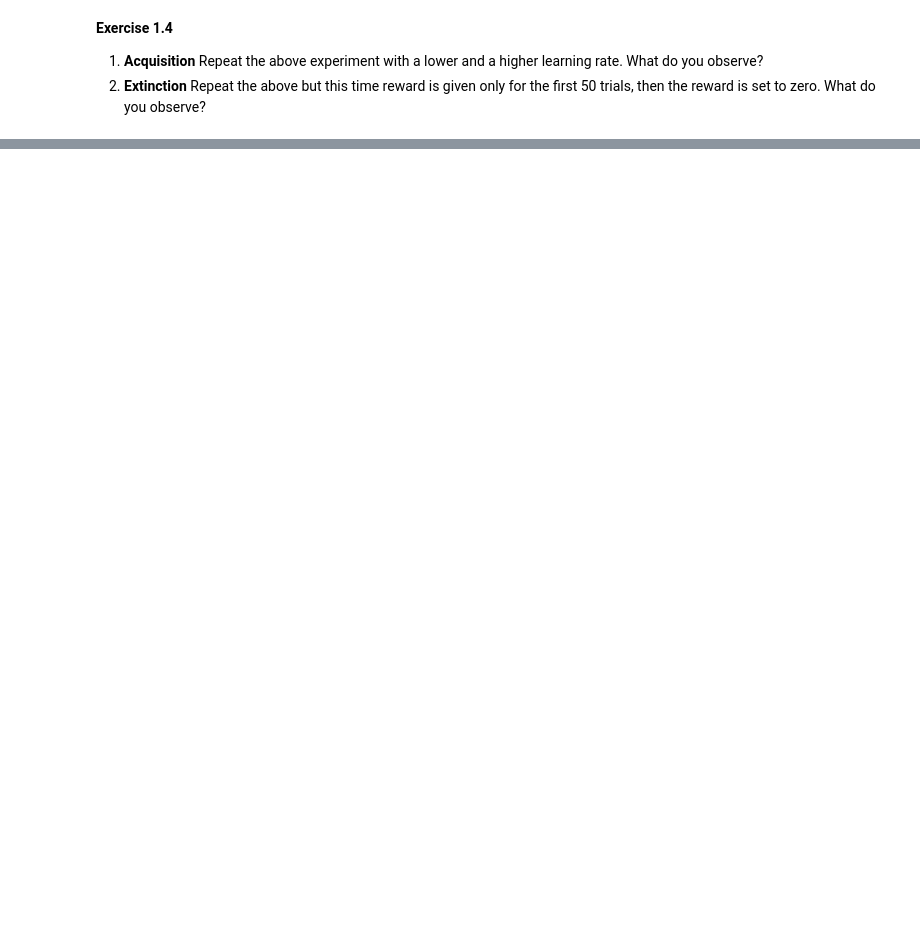
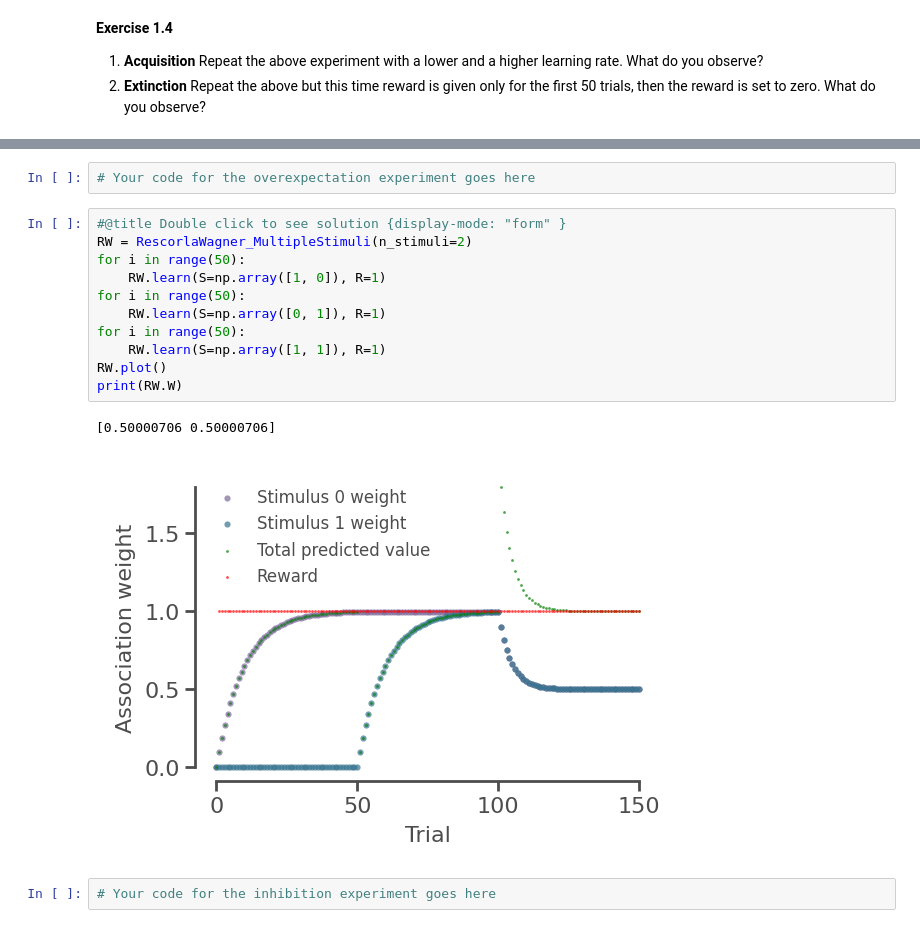
Before and after one commit to TomGeorge1234/NeuroRLTutorial, a Jupyter notebook: NeuroRL.ipynb, the cells around one changed output, grey strips where cells are left out. Drawn from its saved outputs; the diff is of its cells as text; blank space fills up the shorter version.

```diff
--- a/NeuroRL.ipynb
+++ b/NeuroRL.ipynb
@@ -232,0 +244,18 @@ print(RW.W)
+# %%
+# Your code for the overexpectation experiment goes here
+# %%
+#@title Double click to see solution {display-mode: "form" }
+RW = RescorlaWagner_MultipleStimuli(n_stimuli=2)
+for i in range(50):
+    RW.learn(S=np.array([1, 0]), R=1)
+for i in range(50):
+    RW.learn(S=np.array([0, 1]), R=1)
+for i in range(50):
+    RW.learn(S=np.array([1, 1]), R=1)
+RW.plot()
+print(RW.W)
+# %% [output]
+[0.50000706 0.50000706]
+[figure, added]
+# %%
+# Your code for the inhibition experiment goes here
```
Also changed, not shown: parts of 23 cells of this notebook, 1 other file.
